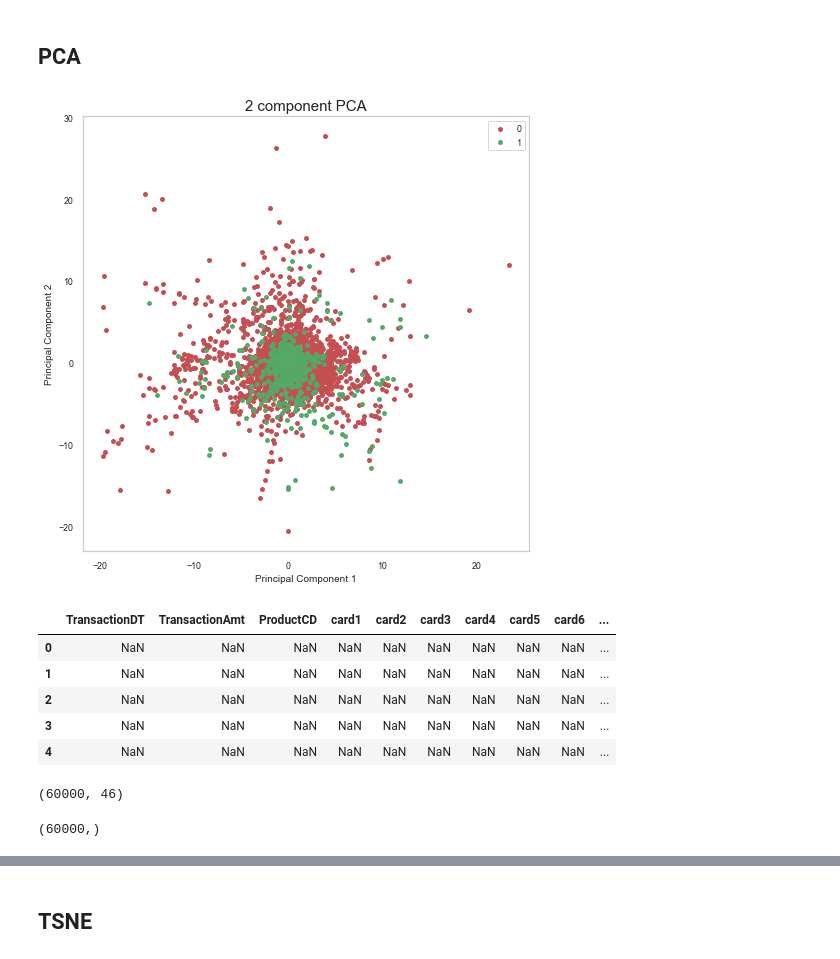
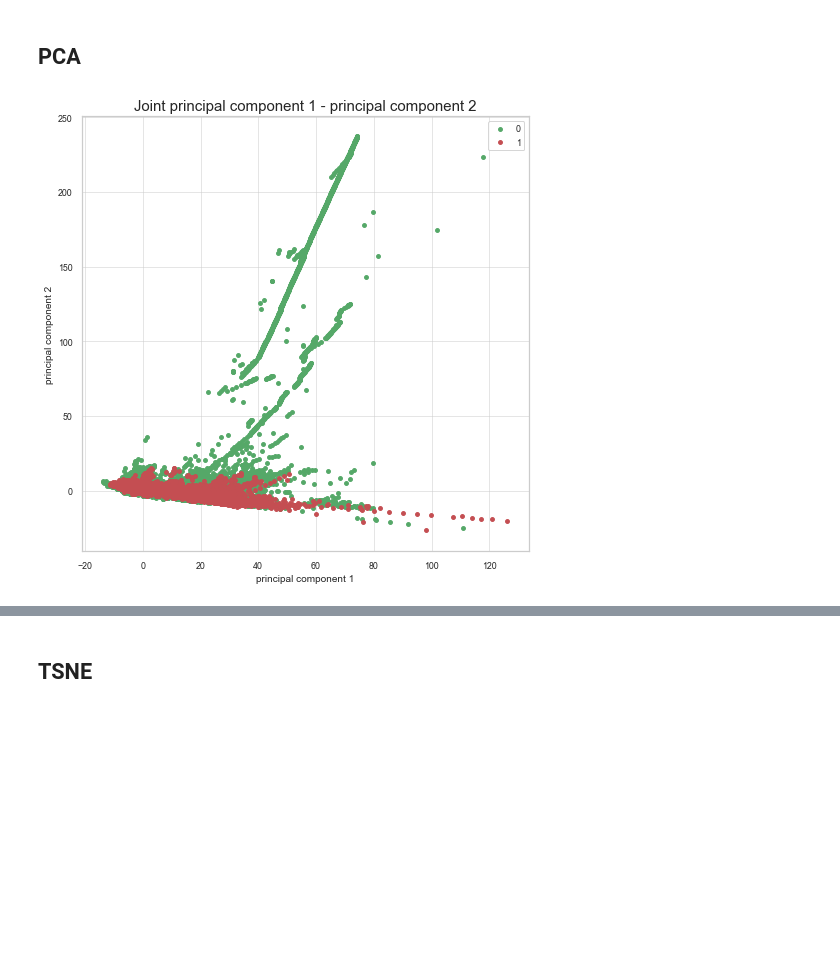
Before and after one commit to andfanilo/ieee-fraud-detection, a Jupyter notebook: notebooks/exploratory/Working on VESTA features.ipynb, the cells around one changed output, grey strips where cells are left out. Saved outputs shown, nothing was run; the diff lists cells and outputs as text; code cells hidden in the pictures; blank space fills up the shorter version.

```diff
--- a/notebooks/exploratory/Working on VESTA features.ipynb
+++ b/notebooks/exploratory/Working on VESTA features.ipynb
@@ -99,9 +71,11 @@ X_train = StandardScaler().fit_transform(X_train)
 # %%
-pca = PCA(n_components=2, random_state=42)
-principalComponents = pca.fit_transform(X_train)
-principalDf = pd.DataFrame(data = principalComponents, columns = ['principal component 1', 'principal component 2'])
-finalDf = pd.concat([principalDf, y_train], axis = 1)
+def reduce_pca(X_train):
+    # Mostly counts so remove those
+    X_train[np.isnan(X_train)] = -1
+
+    pca = PCA(n_components=2, random_state=42)
+    X_train = StandardScaler().fit_transform(X_train)
+    principalComponents = pca.fit_transform(X_train)
+    principalDf = pd.DataFrame(data = principalComponents, columns = ['principal component 1', 'principal component 2'])
+    finalDf = pd.concat([principalDf, y_train], axis = 1)
+    return finalDf
-# %%
-plot_reduction(finalDf)
-# %% [output]
-[figure, removed]
@@ -113,18 +82,6 @@ reducer.drop_v_cols(ds)
-# %%
-ds.X_train.head(5)
-# %% [output]
-|  | TransactionDT | TransactionAmt | ProductCD | card1 | card2 | card3 | card4 | card5 | card6 | ... |
-| 0 | NaN | NaN | NaN | NaN | NaN | NaN | NaN | NaN | NaN | ... |
-| 1 | NaN | NaN | NaN | NaN | NaN | NaN | NaN | NaN | NaN | ... |
-| 2 | NaN | NaN | NaN | NaN | NaN | NaN | NaN | NaN | NaN | ... |
-| 3 | NaN | NaN | NaN | NaN | NaN | NaN | NaN | NaN | NaN | ... |
-| 4 | NaN | NaN | NaN | NaN | NaN | NaN | NaN | NaN | NaN | ... |
-# %%
-X_train.shape
-# %% [output]
-(60000, 46)
-# %%
-principalComponents[:,0].shape
-# %% [output]
-(60000,)
+# %%
+plot_joint(reduce_pca(X_train), 'principal component 1', 'principal component 2')
+plt.show()
+# %% [output]
+[figure, added]
 # %%
```
Also changed, not shown: parts of 27 cells of this notebook, 9 other files.
